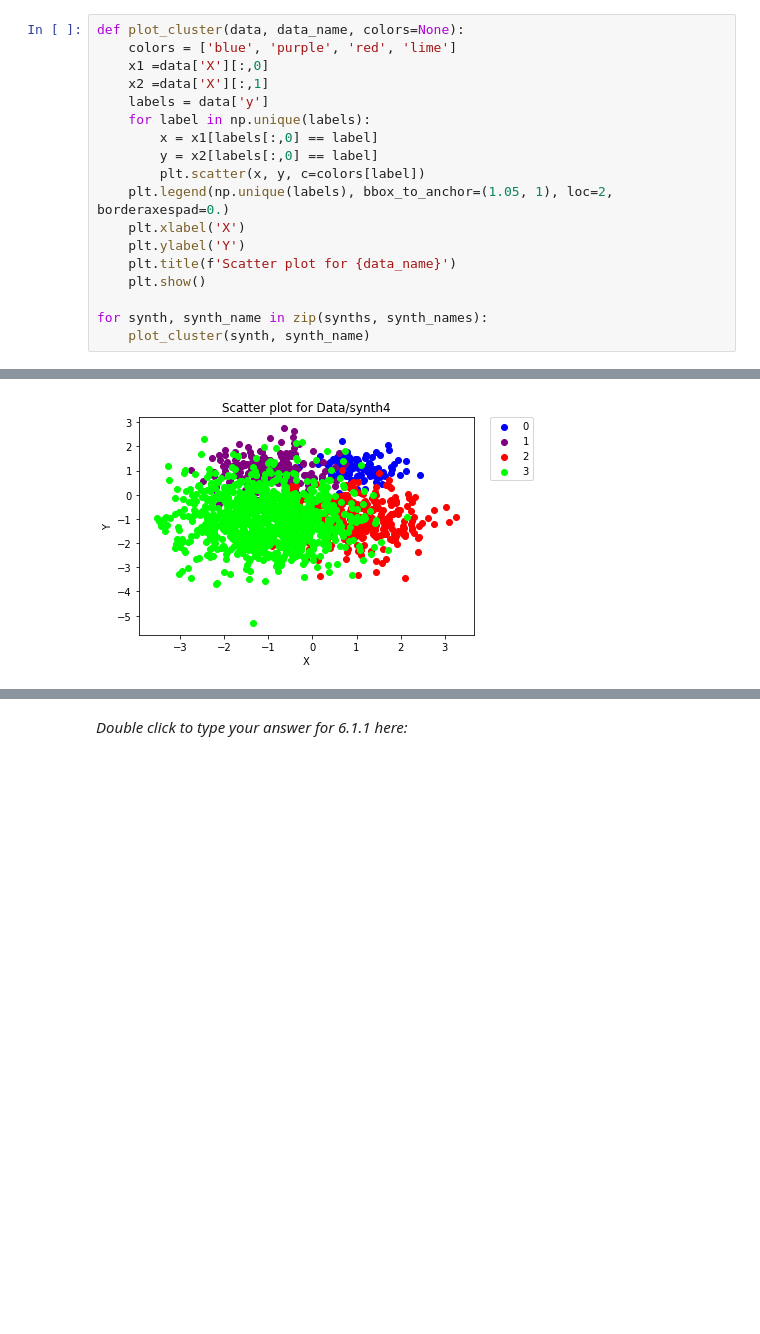
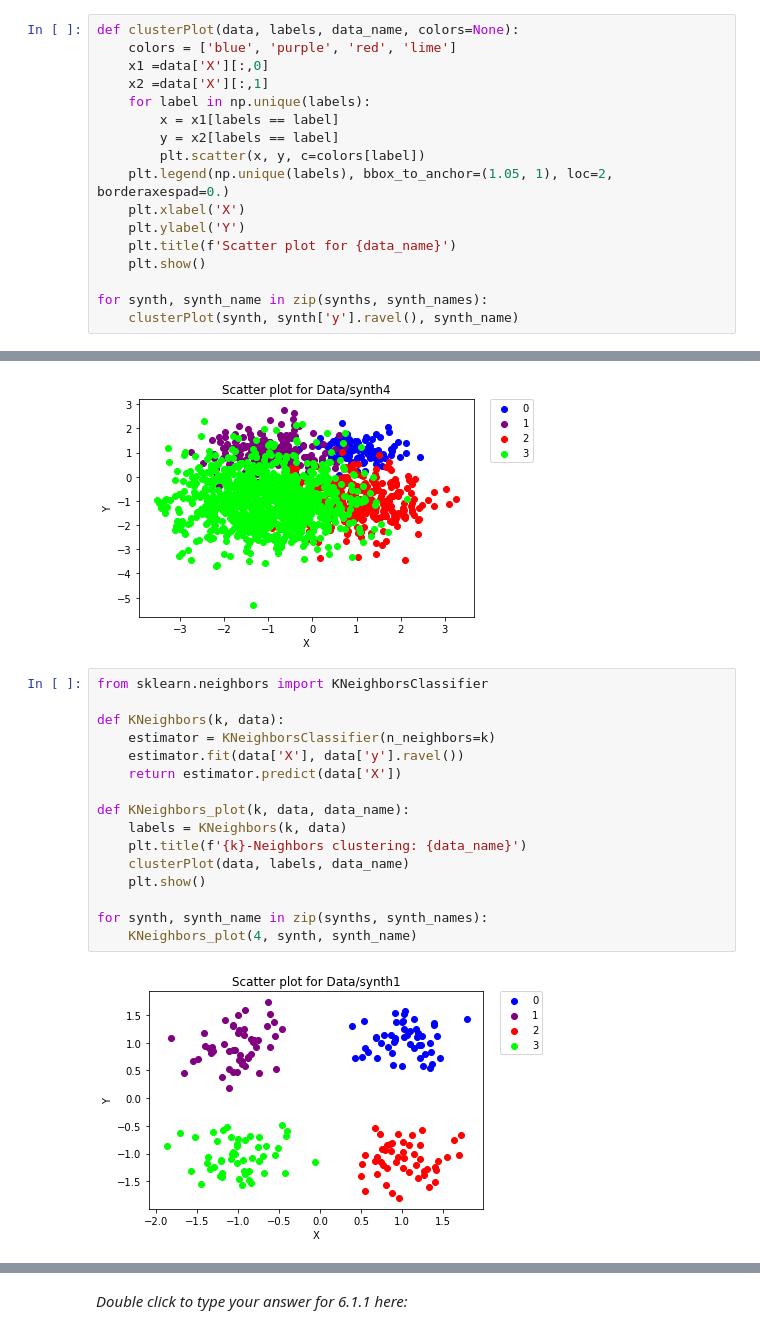
Before and after one commit to gabrielraya/Data-Mining, a Jupyter notebook: Assignment_6/Assignment_6.ipynb, the cells around one changed output, grey strips where cells are left out. Saved outputs shown, nothing was run; the diff lists cells and outputs as text; blank space fills up the shorter version.

Commit message:
add visualization of clusters

```diff
--- a/Assignment_6/Assignment_6.ipynb
+++ b/Assignment_6/Assignment_6.ipynb
@@ -71,14 +71,13 @@ pd.DataFrame(synths[0]['X']).head()
 | 3 | 1.059111 | 1.143922 |
 | 4 | 0.866616 | 1.143537 |
 # %%
-def plot_cluster(data, data_name, colors=None):
+def clusterPlot(data, labels, data_name, colors=None):
     colors = ['blue', 'purple', 'red', 'lime']
     x1 =data['X'][:,0]
     x2 =data['X'][:,1]
-    labels = data['y']
     for label in np.unique(labels):
-        x = x1[labels[:,0] == label]
-        y = x2[labels[:,0] == label]
+        x = x1[labels == label]
+        y = x2[labels == label]
         plt.scatter(x, y, c=colors[label])
     plt.legend(np.unique(labels), bbox_to_anchor=(1.05, 1), loc=2, borderaxespad=0.)
     plt.xlabel('X')
@@ -87,9 +86,27 @@ def plot_cluster(data, data_name, colors=None):
     plt.show()
 
 for synth, synth_name in zip(synths, synth_names):
-    plot_cluster(synth, synth_name)
+    clusterPlot(synth, synth['y'].ravel(), synth_name)
 # %% [output]
 [figure]
 [figure]
 [figure]
 [figure]
+# %%
+from sklearn.neighbors import KNeighborsClassifier
+
+def KNeighbors(k, data):
+    estimator = KNeighborsClassifier(n_neighbors=k)
+    estimator.fit(data['X'], data['y'].ravel())
+    return estimator.predict(data['X'])
+
+def KNeighbors_plot(k, data, data_name):
+    labels = KNeighbors(k, data)
+    plt.title(f'{k}-Neighbors clustering: {data_name}')
+    clusterPlot(data, labels, data_name)
+    plt.show()
+
+for synth, synth_name in zip(synths, synth_names):
+    KNeighbors_plot(4, synth, synth_name)
+# %% [output]
+[figure, added]
```
Also changed, not shown: parts of 1 cell of this notebook.
